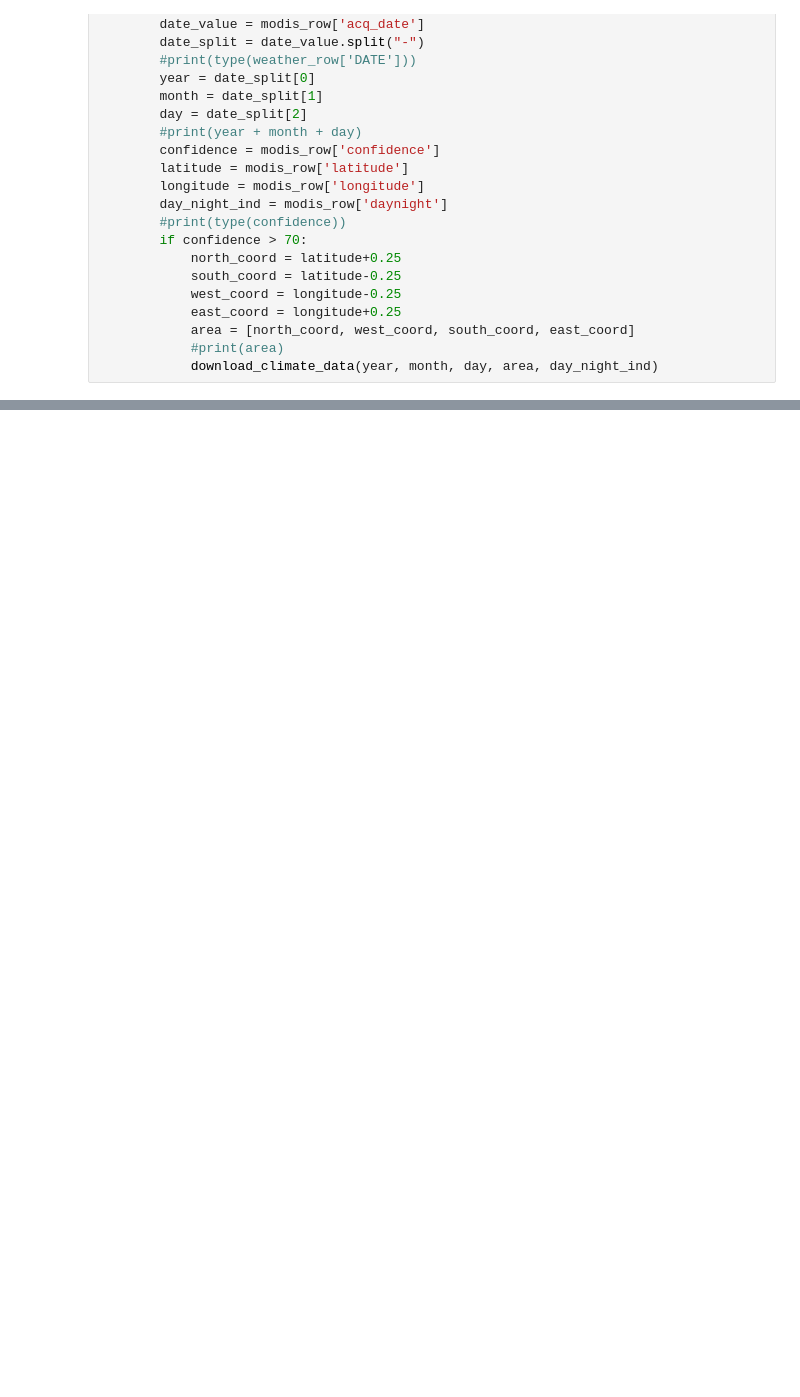
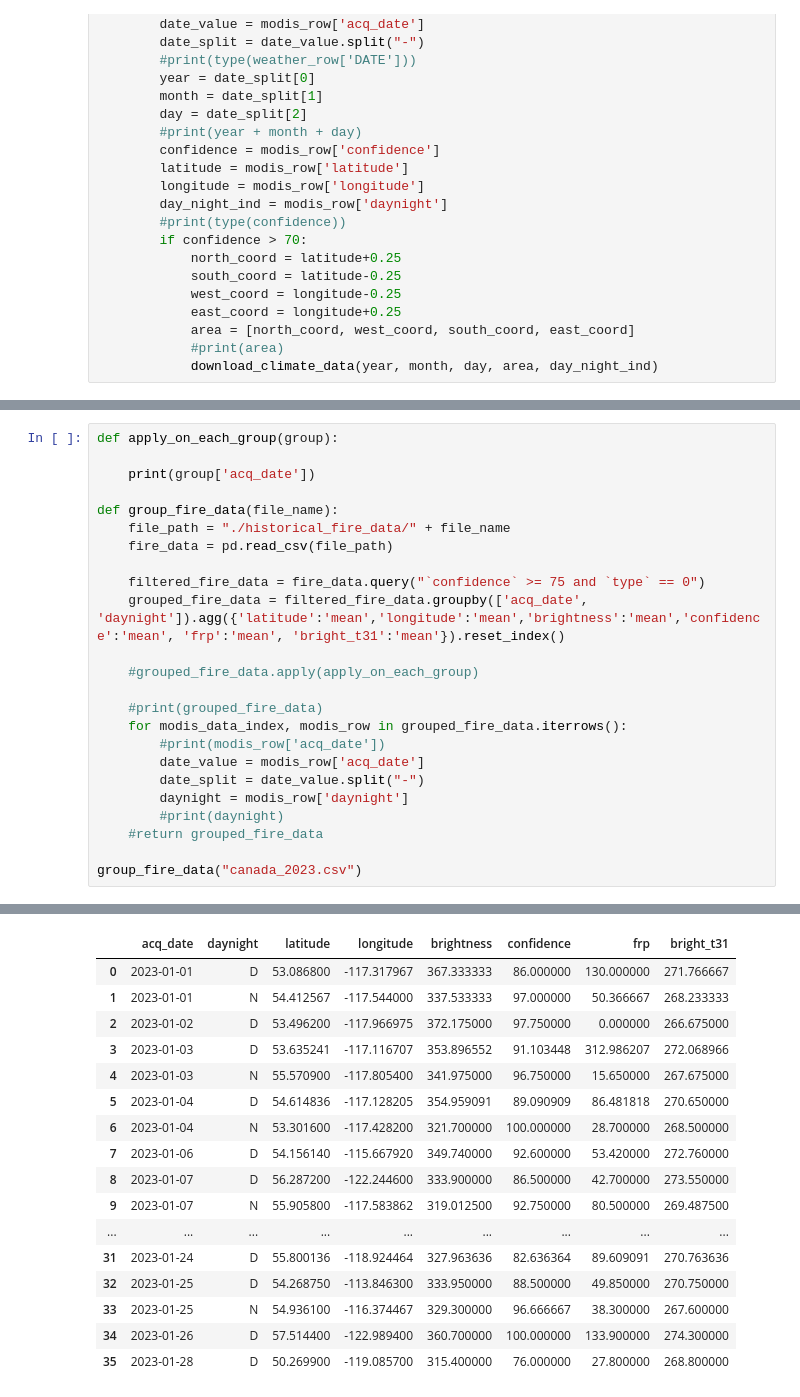
Before and after one commit to namratadakua/wildfire-prediction, a Jupyter notebook: data-collection.ipynb, the cells around one changed output, grey strips where cells are left out. Cells and saved outputs as stored; diff of their text form; blank space fills up the shorter version.

Commit message:
added aggregation on fire data

```diff
--- a/data-collection.ipynb
+++ b/data-collection.ipynb
@@ -79,0 +139,25 @@ get_climate_data_for_fire_data('canada_2023.csv')
+# %%
+def apply_on_each_group(group):
+
+    print(group['acq_date'])
+
+def group_fire_data(file_name):
+    file_path = "./historical_fire_data/" + file_name
+    fire_data = pd.read_csv(file_path)
+
+    filtered_fire_data = fire_data.query("`confidence` >= 75 and `type` == 0")
+    grouped_fire_data = filtered_fire_data.groupby(['acq_date', 'daynight']).agg({'latitude':'mean','longitude':'mean','brightness':'mean','confidence':'mean', 'frp':'mean', 'bright_t31':'mean'}).reset_index()
+
+    #grouped_fire_data.apply(apply_on_each_group)
+
+    #print(grouped_fire_data)
+    for modis_data_index, modis_row in grouped_fire_data.iterrows():
+        #print(modis_row['acq_date'])
+        date_value = modis_row['acq_date']
+        date_split = date_value.split("-")
+        daynight = modis_row['daynight']
+        #print(daynight)
+    #return grouped_fire_data
+
+group_fire_data("canada_2023.csv")
+# %% [output]
@@ -79,0 +181,17 @@ get_climate_data_for_fire_data('canada_2023.csv')
+|  | acq_date | daynight | latitude | longitude | brightness | confidence | frp | bright_t31 |
+| 0 | 2023-01-01 | D | 53.086800 | -117.317967 | 367.333333 | 86.000000 | 130.000000 | 271.766667 |
+| 1 | 2023-01-01 | N | 54.412567 | -117.544000 | 337.533333 | 97.000000 | 50.366667 | 268.233333 |
+| 2 | 2023-01-02 | D | 53.496200 | -117.966975 | 372.175000 | 97.750000 | 0.000000 | 266.675000 |
+| 3 | 2023-01-03 | D | 53.635241 | -117.116707 | 353.896552 | 91.103448 | 312.986207 | 272.068966 |
+| 4 | 2023-01-03 | N | 55.570900 | -117.805400 | 341.975000 | 96.750000 | 15.650000 | 267.675000 |
+| 5 | 2023-01-04 | D | 54.614836 | -117.128205 | 354.959091 | 89.090909 | 86.481818 | 270.650000 |
+| 6 | 2023-01-04 | N | 53.301600 | -117.428200 | 321.700000 | 100.000000 | 28.700000 | 268.500000 |
+| 7 | 2023-01-06 | D | 54.156140 | -115.667920 | 349.740000 | 92.600000 | 53.420000 | 272.760000 |
+| 8 | 2023-01-07 | D | 56.287200 | -122.244600 | 333.900000 | 86.500000 | 42.700000 | 273.550000 |
+| 9 | 2023-01-07 | N | 55.905800 | -117.583862 | 319.012500 | 92.750000 | 80.500000 | 269.487500 |
+| ... | ... | ... | ... | ... | ... | ... | ... | ... |
+| 31 | 2023-01-24 | D | 55.800136 | -118.924464 | 327.963636 | 82.636364 | 89.609091 | 270.763636 |
+| 32 | 2023-01-25 | D | 54.268750 | -113.846300 | 333.950000 | 88.500000 | 49.850000 | 270.750000 |
+| 33 | 2023-01-25 | N | 54.936100 | -116.374467 | 329.300000 | 96.666667 | 38.300000 | 267.600000 |
+| 34 | 2023-01-26 | D | 57.514400 | -122.989400 | 360.700000 | 100.000000 | 133.900000 | 274.300000 |
+| 35 | 2023-01-28 | D | 50.269900 | -119.085700 | 315.400000 | 76.000000 | 27.800000 | 268.800000 |
```
Also changed, not shown: parts of 3 cells of this notebook.
